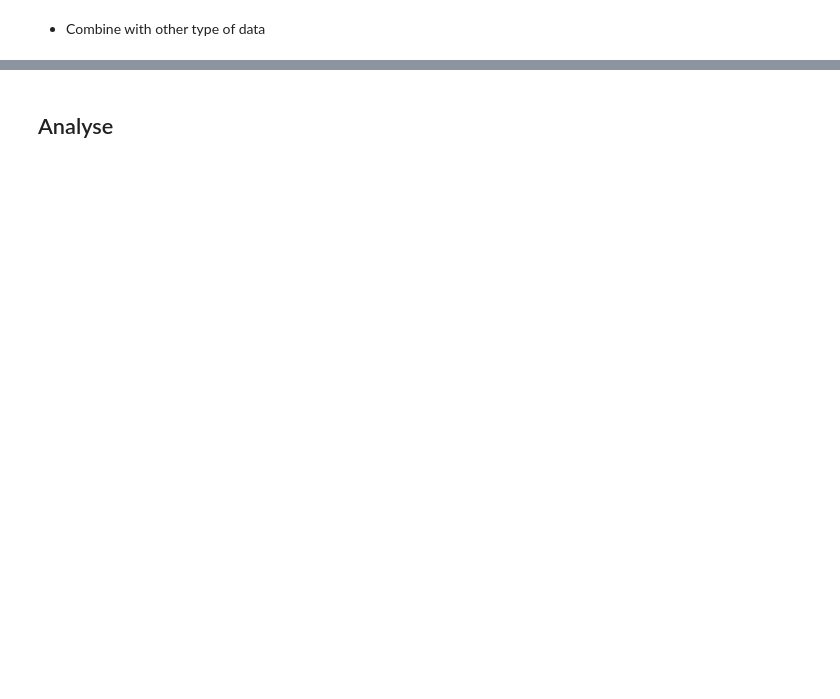
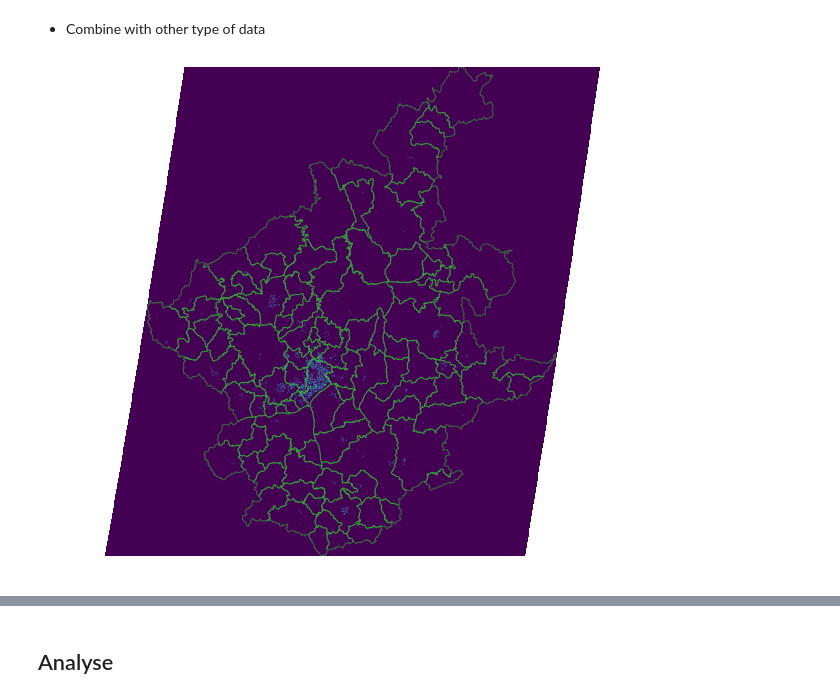
Before and after one commit to darribas/gds_ufmg19, a Jupyter notebook: notebooks/d4n1_raster.ipynb, the cells around one changed output, grey strips where cells are left out. Cells and saved outputs as stored; diff of their text form; code cells hidden in the pictures; blank space fills up the shorter version.

```diff
--- a/notebooks/d4n1_raster.ipynb
+++ b/notebooks/d4n1_raster.ipynb
@@ -39,5 +45,18 @@ IFrame('https://rasterio.readthedocs.io/en/stable/',
        700, 400)
 # %% [output]
 [interactive output not drawn]
+# %%
+%matplotlib inline
+
+import rasterio
+from rasterio.mask import mask as riomask
+from rasterio.plot import show as rioshow
+import geopandas as gpd
+import pandas as pd
+import numpy as np
+import contextily as ctx
+import matplotlib.pyplot as plt
+
+bh = gpd.read_file('../data/bh.gpkg').to_crs(epsg=3857)
 # %% [markdown]
 * Open
@@ -65,0 +200,11 @@ IFrame('https://rasterio.readthedocs.io/en/stable/',
+# %%
+f, ax = plt.subplots(1, figsize=(9, 9))
+rioshow(src, vmin=0, ax=ax)
+# Add BH boundaries
+bh.plot(facecolor='none', edgecolor='#32CD32',
+        alpha=0.5, ax=ax)
+# Remove axis
+ax.set_axis_off()
+plt.show()
+# %% [output]
+[figure, added]
```
Also changed, not shown: parts of 47 cells of this notebook, 2 other files.
